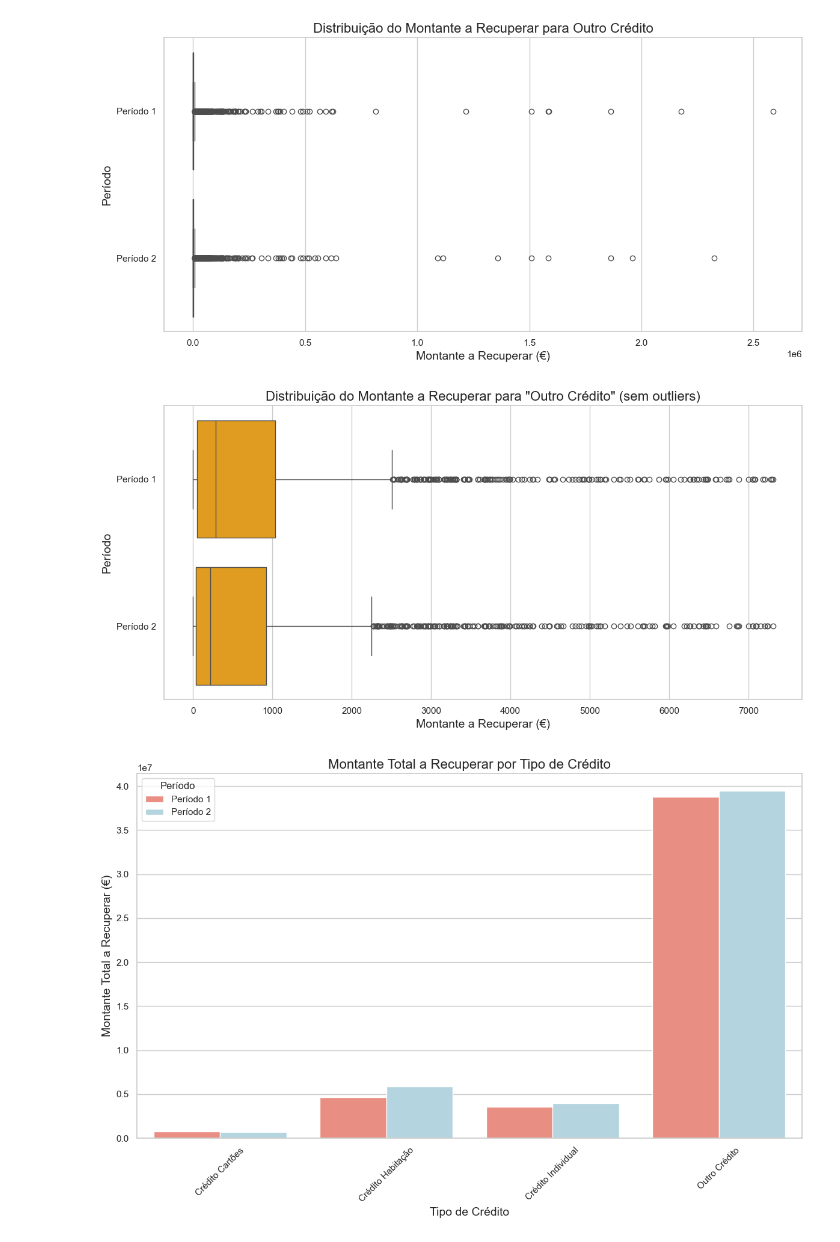
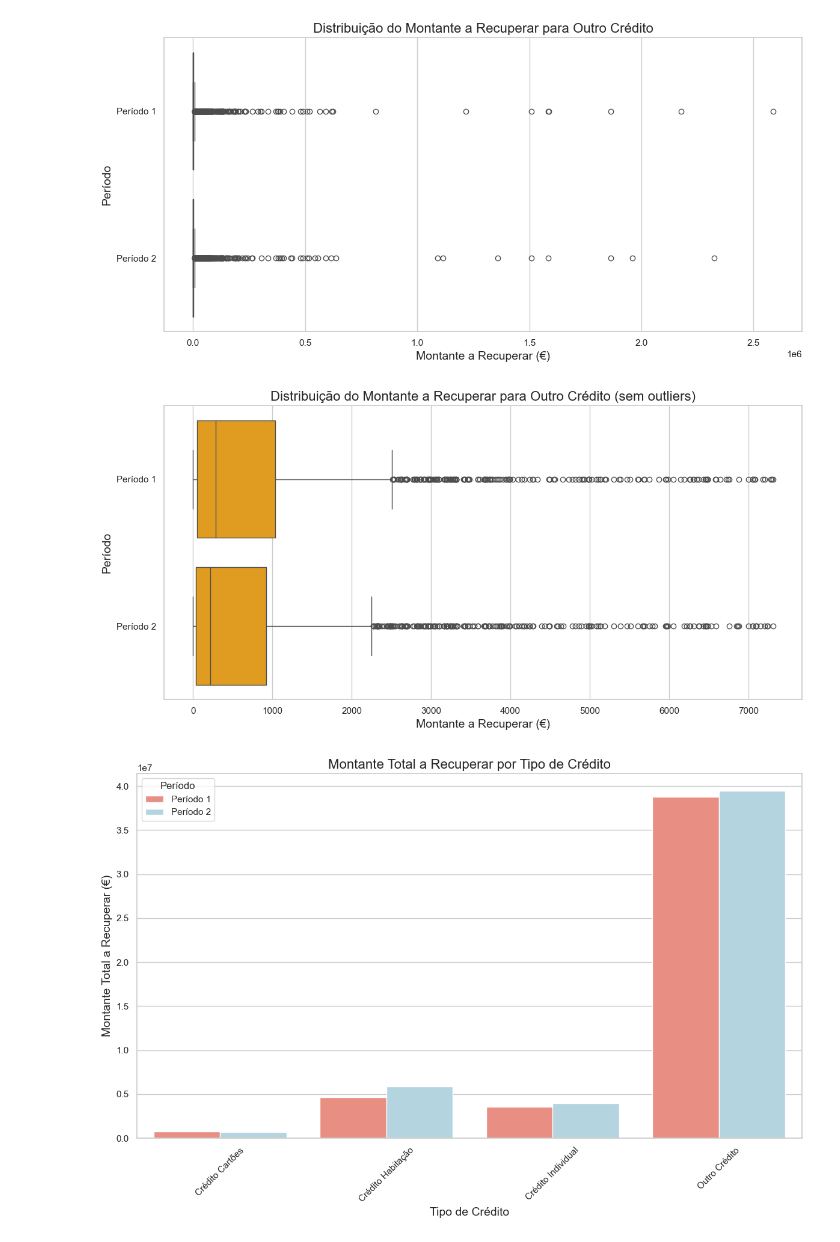
Before and after one commit to bruna-barbosa/analise-recuperacao-credito, a Jupyter notebook: analise.ipynb, the cells around one changed output. Saved outputs shown, nothing was run; the diff lists cells and outputs as text; code cells hidden in the pictures.

```diff
--- a/analise.ipynb
+++ b/analise.ipynb
@@ -441,35 +441,35 @@ for tipo in tipos_credito:
 dados_outro_credito = data_combinada[data_combinada['Tipo de Crédito'] == 'Outro Crédito']
 
 # Calcular os limites para identificar outliers
 Q1 = dados_outro_credito['Montante a Recuperar'].quantile(0.25)
 Q3 = dados_outro_credito['Montante a Recuperar'].quantile(0.75)
 IQR = Q3 - Q1
 
 # Limites para identificar outliers
 limite_inferior = Q1 - 1.5 * IQR
 limite_superior = Q3 + 1.5 * IQR
 
 # Filtrar os dados para remover outliers
 dados_sem_outliers = dados_outro_credito[(dados_outro_credito['Montante a Recuperar'] >= limite_inferior) &
                                           (dados_outro_credito['Montante a Recuperar'] <= limite_superior)]
 
 # Configurar o estilo do gráfico
 sns.set(style="whitegrid")
 
 # Criar o boxplot horizontal sem outliers
 plt.figure(figsize=(12, 6))
 sns.boxplot(y='Período', x='Montante a Recuperar', data=dados_sem_outliers, orient='h', color='orange')
 
 # Definir título e rótulos dos eixos
-plt.title('Distribuição do Montante a Recuperar para "Outro Crédito" (sem outliers)', fontsize=16)
+plt.title('Distribuição do Montante a Recuperar para Outro Crédito (sem outliers)', fontsize=16)
 plt.xlabel('Montante a Recuperar (€)', fontsize=14)
 plt.ylabel('Período', fontsize=14)
 
 # Ajustar o layout
 plt.tight_layout()
 plt.show()
 # %% [output]
-[figure, old version]
+[figure, new version]
 # %%
 
 # Definindo a paleta de cores para os períodos
```
